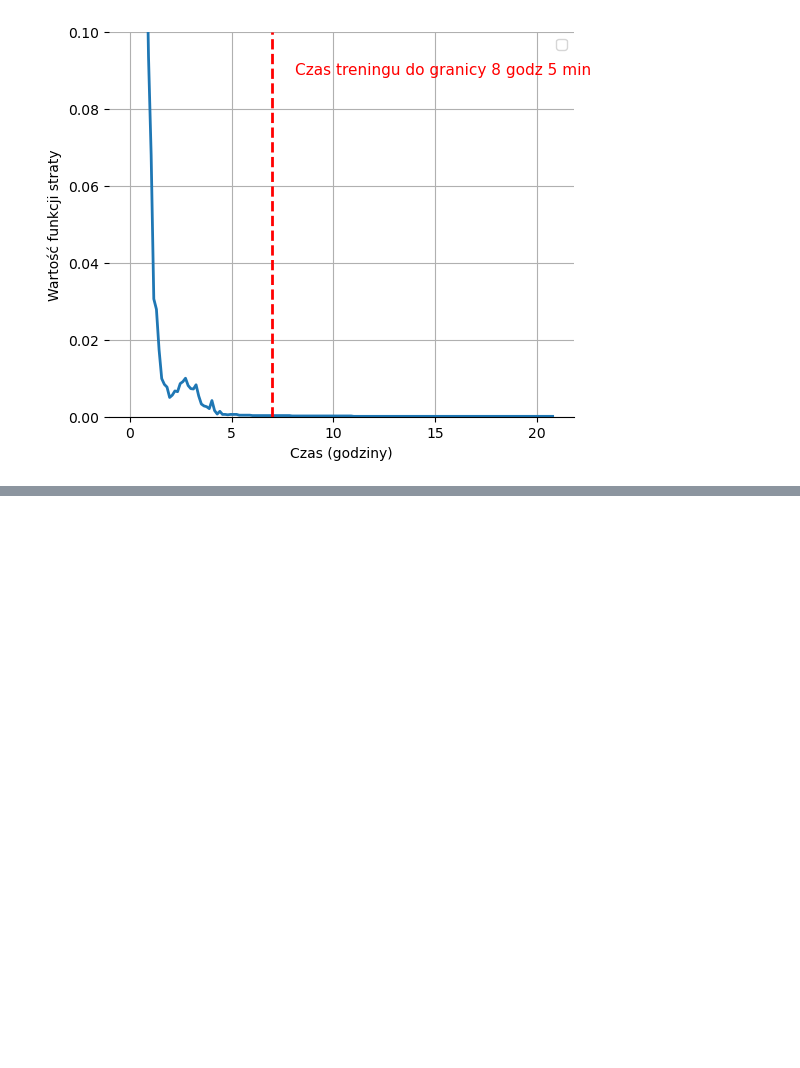
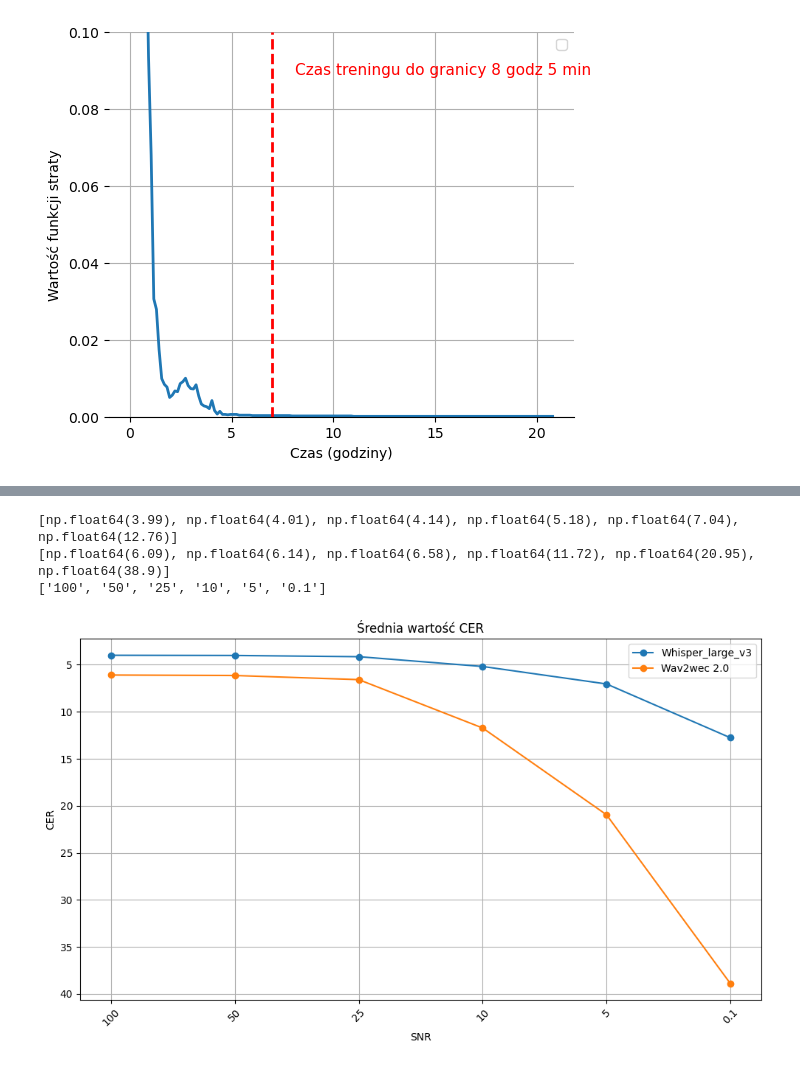
Before and after one commit to eryk0wski/ASR-SNR-Research, a Jupyter notebook: files_to_bachelor.ipynb, the cells around one changed output, grey strips where cells are left out. Saved outputs shown, nothing was run; the diff lists cells and outputs as text; code cells hidden in the pictures; blank space fills up the shorter version.

```diff
--- a/files_to_bachelor.ipynb
+++ b/files_to_bachelor.ipynb
@@ -250,0 +373,6 @@ Text(8.097, 0.09200000000000001, 'Czas treningu do granicy 8 godz 5 min')
+# %%
+df_wav2wec = pd.read_parquet('./data/parquets/wav2wec_wer.parquet.gzip')
+df_whisper_large = pd.read_parquet('./data/parquets/Whisper_SNR_WER.gzip')
+# %%
+wav2wec_stats = advanced_statistics_cer(df_wav2wec,'Wav2wec_SNR','sentences',2)
+wav2wec_stats
@@ -250,0 +390,3 @@ Text(8.097, 0.09200000000000001, 'Czas treningu do granicy 8 godz 5 min')
+# %%
+whisper_stats = advanced_statistics_cer(df_wh   isper_large, 'WER_audio_SNR','ref_orig',2)
+whisper_stats
@@ -250,0 +404,21 @@ Text(8.097, 0.09200000000000001, 'Czas treningu do granicy 8 godz 5 min')
+# %%
+# Renaming columns
+for col in whisper_stats.columns:
+    if col.endswith('_path'):
+        # Removing the '_path' suffix
+        new_name = col[:-5]
+        whisper_stats.rename(columns={col: new_name}, inplace=True)
+
+
+
+# Deleting low SNR columns
+whisper_stats = whisper_stats.drop(columns=['Model_SNR_-1', 'Model_SNR_-3','Model_SNR_-10'])
+
+wav2wec_stats = wav2wec_stats.drop(columns = ['Model_SNR_-1'])
+
+plot_model_comparison(whisper_stats,wav2wec_stats,'mean without 2%','Whisper_large_v3', 'Wav2wec 2.0', 'CER', 'Średnia wartość CER', inverted = True)
+# %% [output]
+[np.float64(3.99), np.float64(4.01), np.float64(4.14), np.float64(5.18), np.float64(7.04), np.float64(12.76)]
+[np.float64(6.09), np.float64(6.14), np.float64(6.58), np.float64(11.72), np.float64(20.95), np.float64(38.9)]
+['100', '50', '25', '10', '5', '0.1']
+[figure, added]
```
Also changed, not shown: parts of 12 cells of this notebook, 9 other files.
